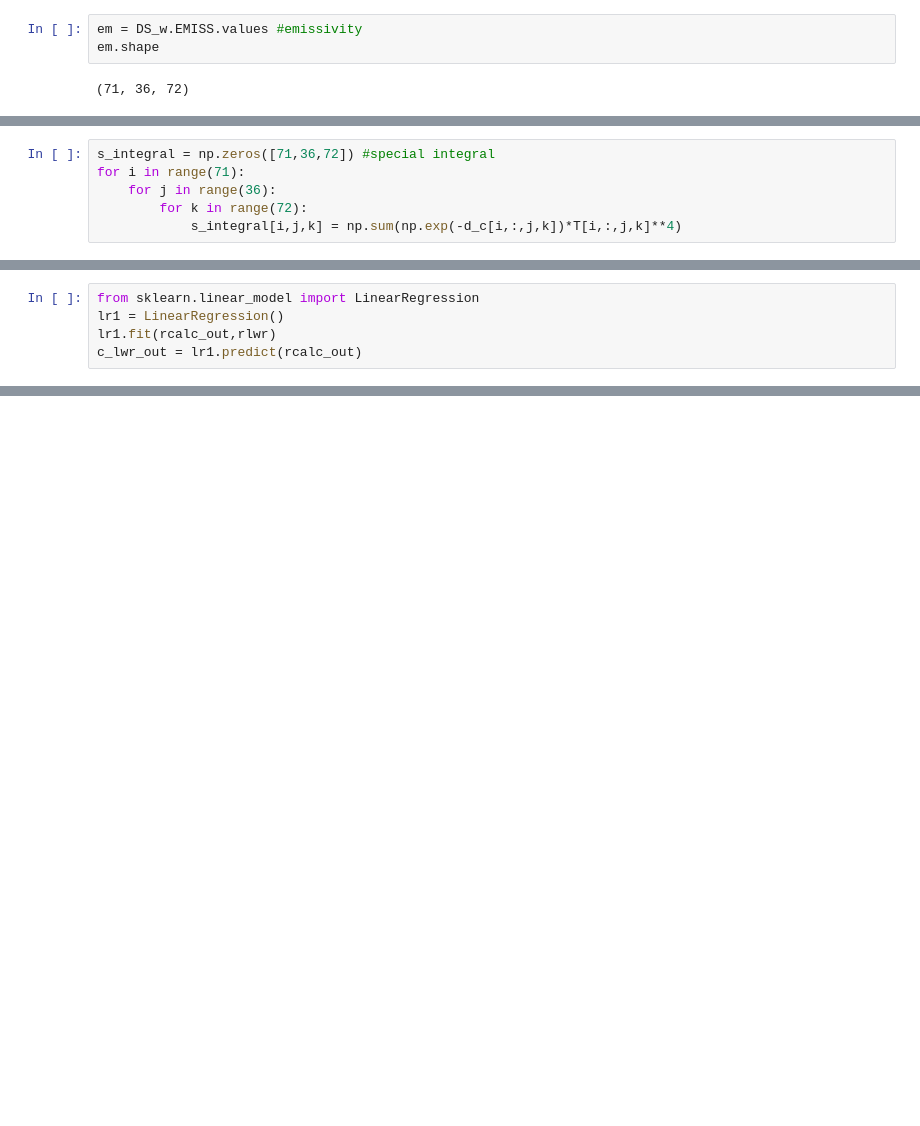
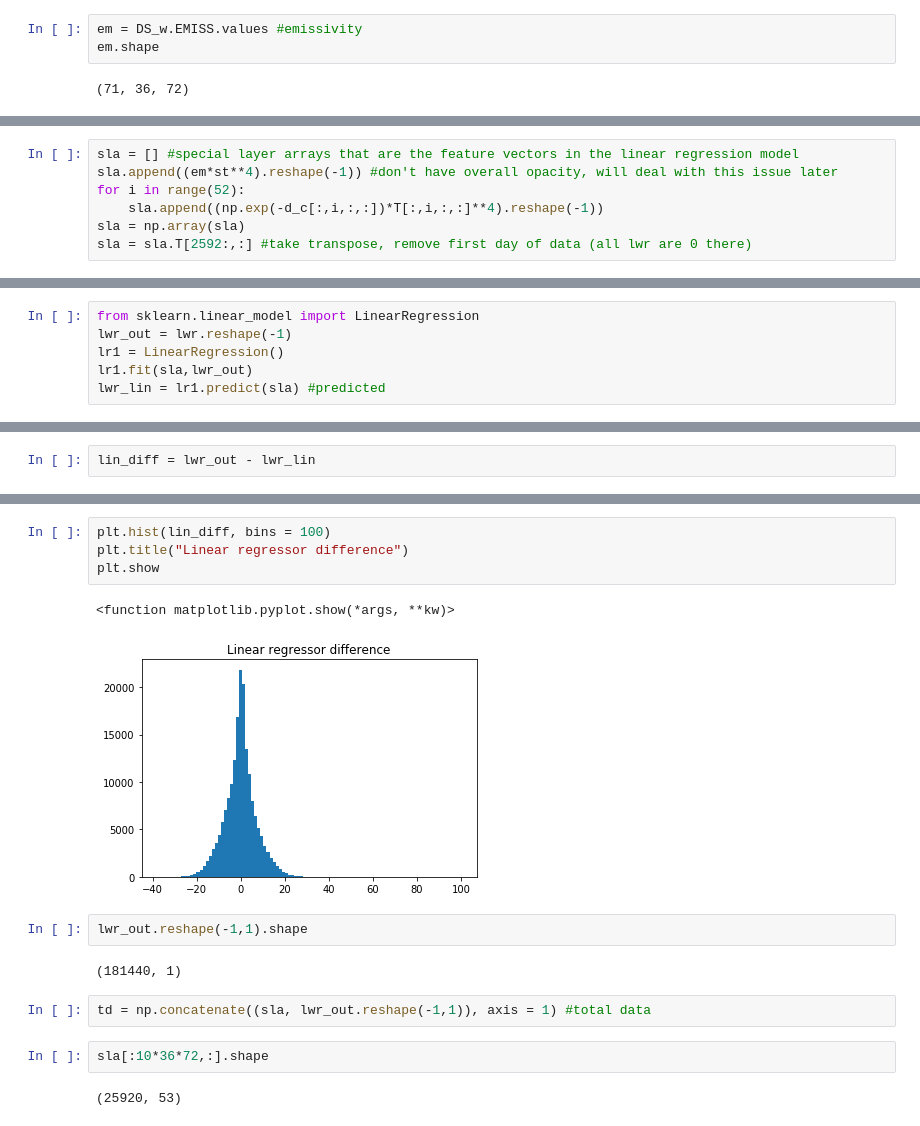
Before and after one commit to aremorov/mars_atmosphere_ML, a Jupyter notebook: ML3.2.ipynb, the cells around one changed output, grey strips where cells are left out. Saved outputs shown, nothing was run; the diff lists cells and outputs as text; blank space fills up the shorter version.

```diff
--- a/ML3.2.ipynb
+++ b/ML3.2.ipynb
@@ -42,6 +41,0 @@ lwr.shape
-# %%
-s_integral = np.zeros([71,36,72]) #special integral
-for i in range(71):
-    for j in range(36):
-        for k in range(72):
-            s_integral[i,j,k] = np.sum(np.exp(-d_c[i,:,j,k])*T[i,:,j,k]**4)
@@ -51,0 +42,7 @@ rlwr = lwr.reshape(-1,1)
+# %%
+sla = [] #special layer arrays that are the feature vectors in the linear regression model
+sla.append((em*st**4).reshape(-1)) #don't have overall opacity, will deal with this issue later
+for i in range(52):
+    sla.append((np.exp(-d_c[:,i,:,:])*T[:,i,:,:]**4).reshape(-1))
+sla = np.array(sla)
+sla = sla.T[2592:,:] #take transpose, remove first day of data (all lwr are 0 there)
@@ -52,5 +51,6 @@ rlwr = lwr.reshape(-1,1)
 # %%
 from sklearn.linear_model import LinearRegression
+lwr_out = lwr.reshape(-1)
 lr1 = LinearRegression()
-lr1.fit(rcalc_out,rlwr)
-c_lwr_out = lr1.predict(rcalc_out)
+lr1.fit(sla,lwr_out)
+lwr_lin = lr1.predict(sla) #predicted
@@ -68,0 +82,2 @@ np.average(rlwr)
+# %%
+lin_diff = lwr_out - lwr_lin
@@ -68,0 +109,17 @@ np.average(rlwr)
+# %%
+plt.hist(lin_diff, bins = 100)
+plt.title("Linear regressor difference")
+plt.show
+# %% [output]
+<function matplotlib.pyplot.show(*args, **kw)>
+[figure, added]
+# %%
+lwr_out.reshape(-1,1).shape
+# %% [output]
+(181440, 1)
+# %%
+td = np.concatenate((sla, lwr_out.reshape(-1,1)), axis = 1) #total data
+# %%
+sla[:10*36*72,:].shape
+# %% [output]
+(25920, 53)
```
Also changed, not shown: parts of 29 cells of this notebook.
